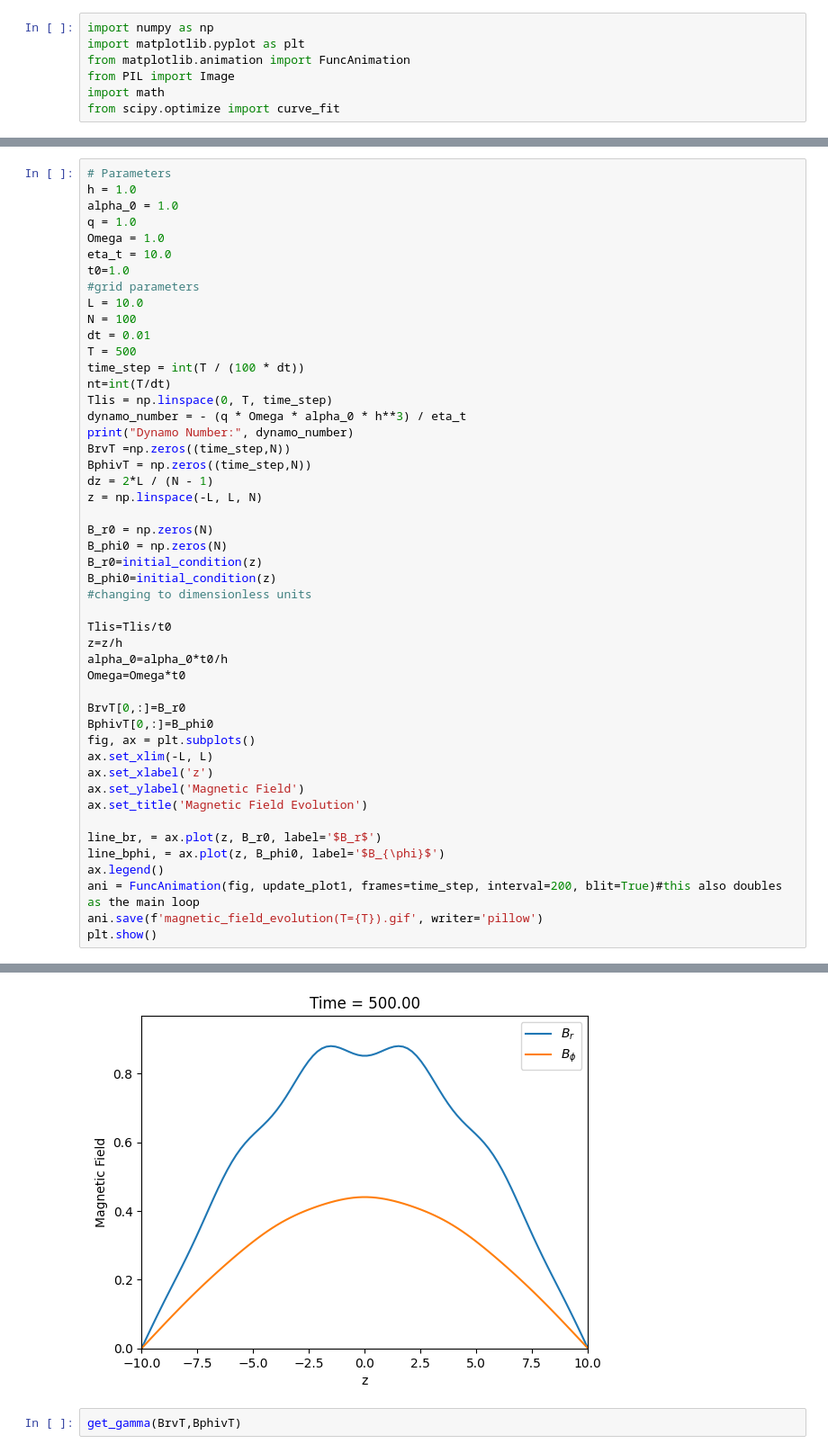
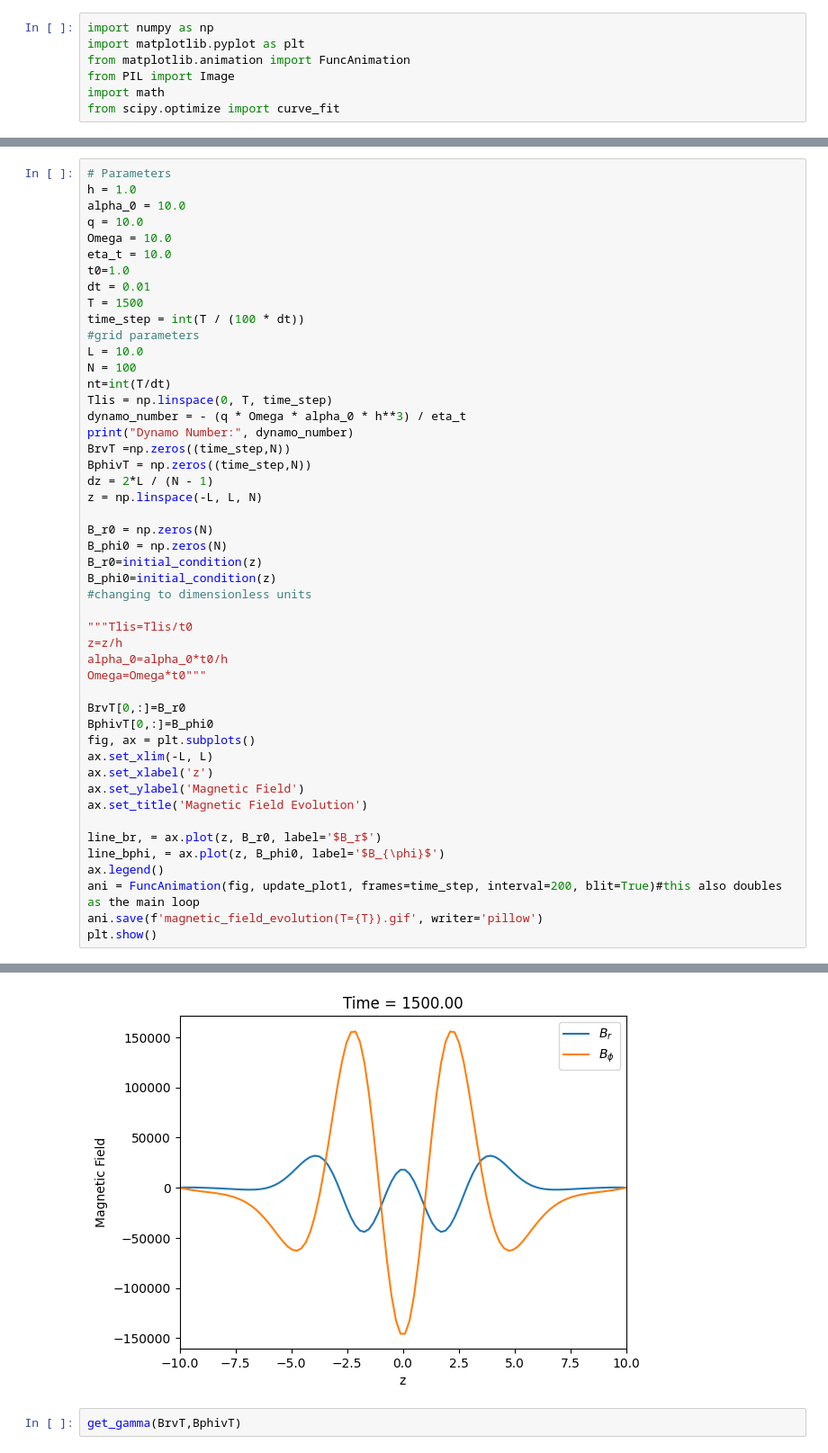
Before and after one commit to dimo192/dimo192.github.io, a Jupyter notebook: task 2/final.ipynb, the cells around one changed output, grey strips where cells are left out. Shown at 90% size. Cells and saved outputs as stored; diff of their text form.

```diff
--- a/task 2/final.ipynb
+++ b/task 2/final.ipynb
@@ -208,17 +233,17 @@ def get_gamma(BrvT,BphivT,phi_flag=1):
 # %%
 # Parameters
 h = 1.0
-alpha_0 = 1.0
-q = 1.0
-Omega = 1.0
+alpha_0 = 10.0
+q = 10.0
+Omega = 10.0
 eta_t = 10.0
 t0=1.0
+dt = 0.01
+T = 1500
+time_step = int(T / (100 * dt))
 #grid parameters
 L = 10.0
 N = 100
-dt = 0.01
-T = 500
-time_step = int(T / (100 * dt))
 nt=int(T/dt)
 Tlis = np.linspace(0, T, time_step)
 dynamo_number = - (q * Omega * alpha_0 * h**3) / eta_t
@@ -234,10 +259,10 @@ B_r0=initial_condition(z)
 B_phi0=initial_condition(z)
 #changing to dimensionless units
 
-Tlis=Tlis/t0
+"""Tlis=Tlis/t0
 z=z/h
 alpha_0=alpha_0*t0/h
-Omega=Omega*t0
+Omega=Omega*t0"""
 
 BrvT[0,:]=B_r0
 BphivT[0,:]=B_phi0
@@ -258,4 +283,4 @@ Dynamo Number: -0.1
-[figure, old version]
+[figure, new version]
 # %%
 get_gamma(BrvT,BphivT)
 # %% [output]
```
Also changed, not shown: parts of 5 cells of this notebook, 19 other files.
